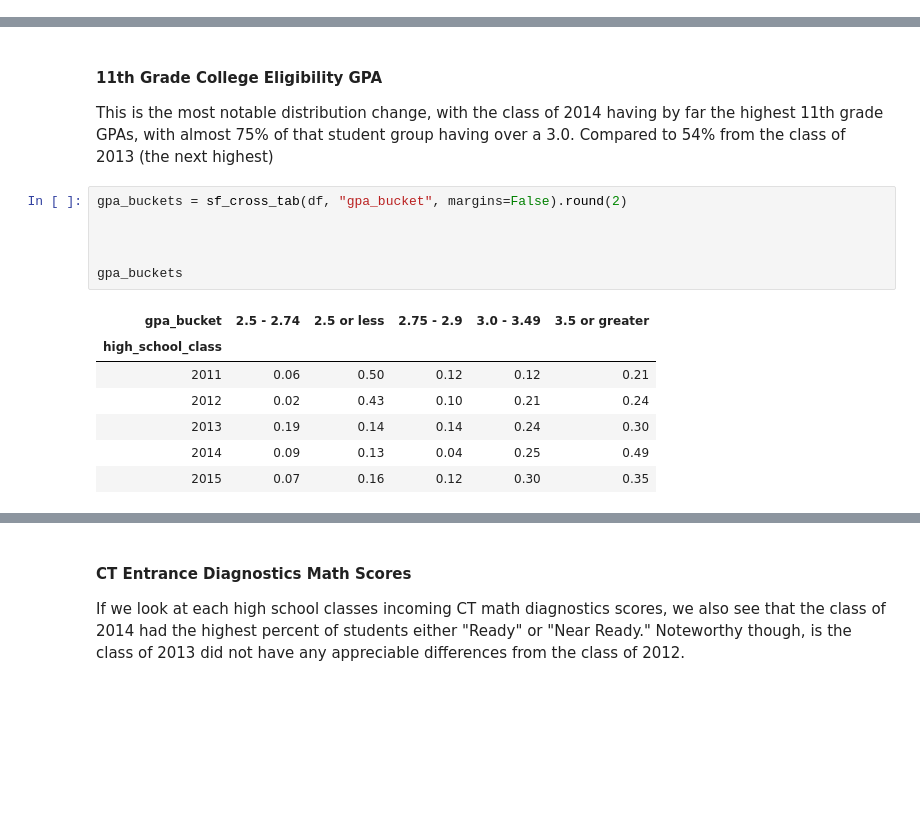
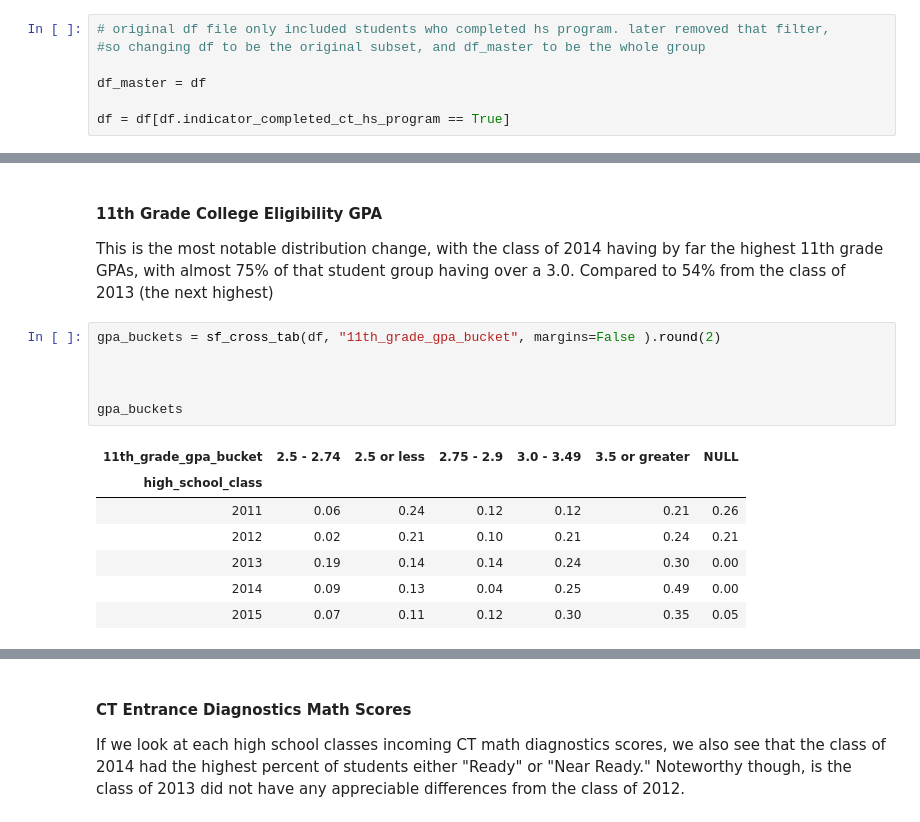
Before and after one commit to College-Track/sf_class_2014, a Jupyter notebook: Report.ipynb, the cells around one changed output, grey strips where cells are left out. Saved outputs shown, nothing was run; the diff lists cells and outputs as text; blank space fills up the shorter version.

```diff
--- a/Report.ipynb
+++ b/Report.ipynb
@@ -52,6 +52,13 @@ df = pd.read_pickle(in_file)
 df2 = pd.read_pickle(in_file2)
 
 df3 = pd.read_pickle(in_file3)
+# %%
+# original df file only included students who completed hs program. later removed that filter,
+#so changing df to be the original subset, and df_master to be the whole group
+
+df_master = df
+
+df = df[df.indicator_completed_ct_hs_program == True]
 # %%
 def sf_cross_tab(df, column, normalize="index", margins=True):
     return pd.crosstab(
@@ -202,16 +188,16 @@ With that in mind, here are other notable differences in the high school class d
 
 This is the most notable distribution change, with the class of 2014 having by far the highest 11th grade GPAs, with almost 75% of that student group having over a 3.0. Compared to 54% from the class of 2013 (the next highest)
 # %%
-gpa_buckets = sf_cross_tab(df, "gpa_bucket", margins=False).round(2)
+gpa_buckets = sf_cross_tab(df, "11th_grade_gpa_bucket", margins=False ).round(2)
 
 
 
 gpa_buckets
 # %% [output]
-| gpa_bucket | 2.5 - 2.74 | 2.5 or less | 2.75 - 2.9 | 3.0 - 3.49 | 3.5 or greater |
-| high_school_class |  |  |  |  |  |
-| 2011 | 0.06 | 0.50 | 0.12 | 0.12 | 0.21 |
-| 2012 | 0.02 | 0.43 | 0.10 | 0.21 | 0.24 |
-| 2013 | 0.19 | 0.14 | 0.14 | 0.24 | 0.30 |
-| 2014 | 0.09 | 0.13 | 0.04 | 0.25 | 0.49 |
-| 2015 | 0.07 | 0.16 | 0.12 | 0.30 | 0.35 |
+| 11th_grade_gpa_bucket | 2.5 - 2.74 | 2.5 or less | 2.75 - 2.9 | 3.0 - 3.49 | 3.5 or greater | NULL |
+| high_school_class |  |  |  |  |  |  |
+| 2011 | 0.06 | 0.24 | 0.12 | 0.12 | 0.21 | 0.26 |
+| 2012 | 0.02 | 0.21 | 0.10 | 0.21 | 0.24 | 0.21 |
+| 2013 | 0.19 | 0.14 | 0.14 | 0.24 | 0.30 | 0.00 |
+| 2014 | 0.09 | 0.13 | 0.04 | 0.25 | 0.49 | 0.00 |
+| 2015 | 0.07 | 0.11 | 0.12 | 0.30 | 0.35 | 0.05 |
```
Also changed, not shown: parts of 12 cells of this notebook, 3 other files.
